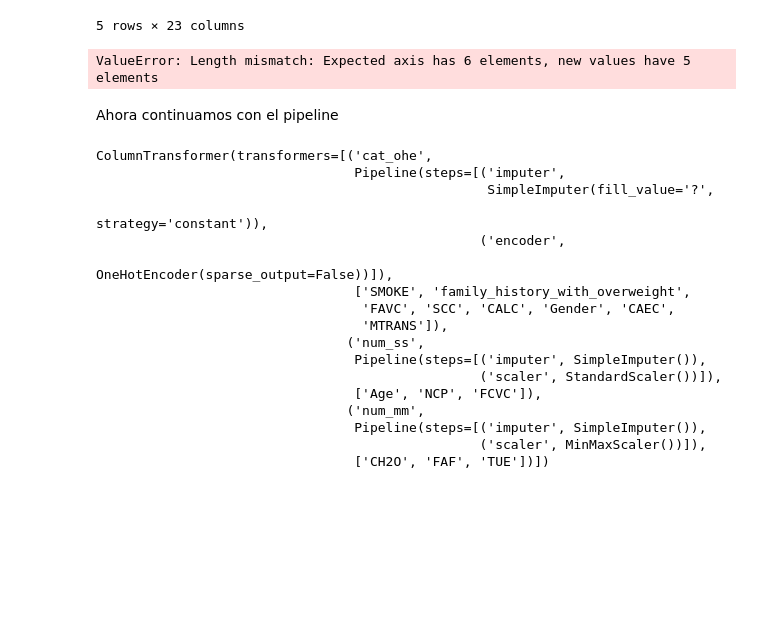
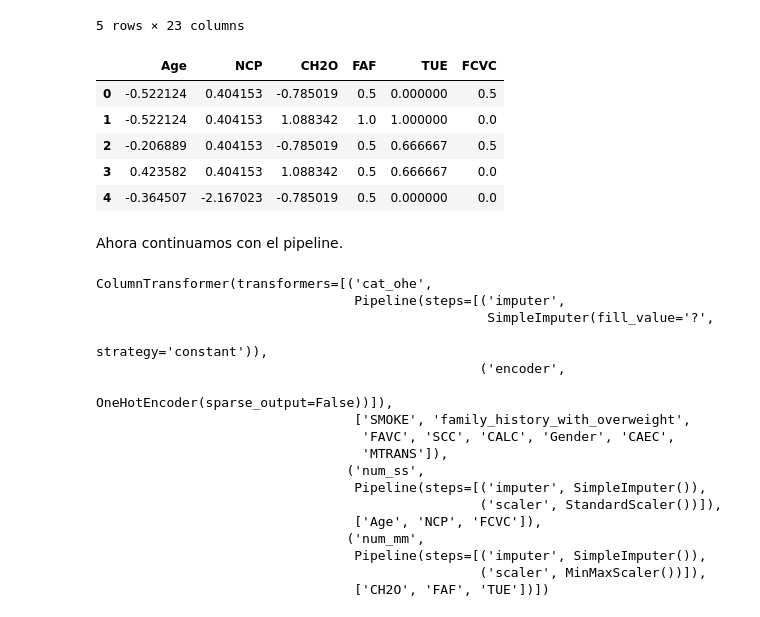
Before and after one commit to purplefunke/Taller_final, a Jupyter notebook: ML_Final/Final.ipynb, the cells around one changed output. Saved outputs shown, nothing was run; the diff lists cells and outputs as text; code cells hidden in the pictures; blank space fills up the shorter version.

```diff
--- a/ML_Final/Final.ipynb
+++ b/ML_Final/Final.ipynb
@@ -657,24 +681,29 @@ mm=MinMaxScaler()
 # %%
 ## Hacemos el fit de los objetos con los datos
 
 ss.fit(X_final[SS_COLS])
 mm.fit(X_final[MM_COLS])
 
 ## Hacemos la transformación de los datos
 
 ss_data=ss.transform(X_final[SS_COLS])
 mm_data=mm.transform(X_final[MM_COLS])
 
 ## Hacemos un merge de los datos
 
 X_final_data_num=pd.concat([pd.DataFrame(ss_data),pd.DataFrame(mm_data)],axis=1)
-X_final_data_num.columns=['Age','NCP','CH2O','FAF','TUE']
+X_final_data_num.columns=['Age','NCP','CH2O','FAF','TUE','FCVC']
 
 X_final_data_num.head()
 # %% [output]
-ValueError: Length mismatch: Expected axis has 6 elements, new values have 5 elements
+|  | Age | NCP | CH2O | FAF | TUE | FCVC |
+| 0 | -0.522124 | 0.404153 | -0.785019 | 0.5 | 0.000000 | 0.5 |
+| 1 | -0.522124 | 0.404153 | 1.088342 | 1.0 | 1.000000 | 0.0 |
+| 2 | -0.206889 | 0.404153 | -0.785019 | 0.5 | 0.666667 | 0.5 |
+| 3 | 0.423582 | 0.404153 | 1.088342 | 0.5 | 0.666667 | 0.0 |
+| 4 | -0.364507 | -2.167023 | -0.785019 | 0.5 | 0.000000 | 0.0 |
 # %% [markdown]
-Ahora continuamos con el pipeline
+Ahora continuamos con el pipeline.
 # %%
 ## PIPELINE y COLUMN TRANSFORMER
 from sklearn.pipeline import Pipeline
```
Also changed, not shown: parts of 5 cells of this notebook.
